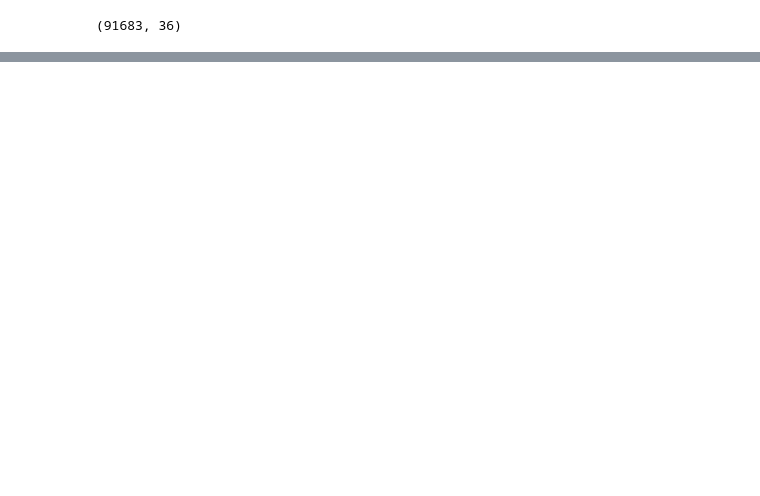
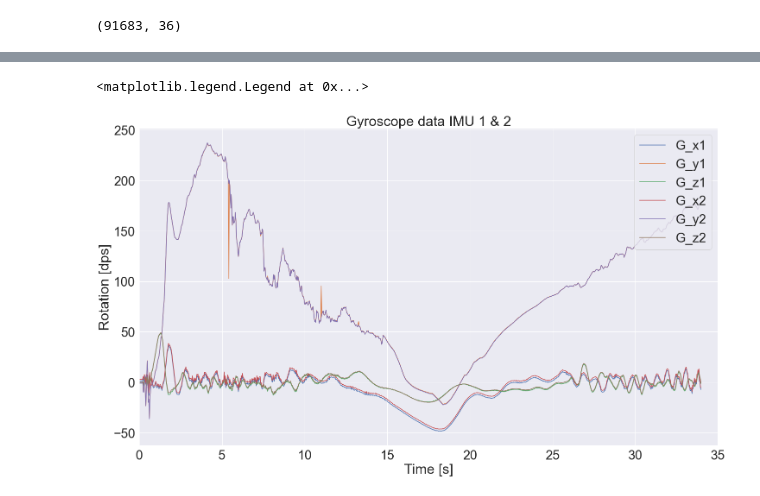
Before and after one commit to aris-space/euler-avionics, a Jupyter notebook: maiden_launch_analysis/maiden_launch_analysis_recovery.ipynb, the cells around one changed output, grey strips where cells are left out. Cells and saved outputs as stored; diff of their text form; code cells hidden in the pictures; blank space fills up the shorter version.

```diff
--- a/maiden_launch_analysis/maiden_launch_analysis_recovery.ipynb
+++ b/maiden_launch_analysis/maiden_launch_analysis_recovery.ipynb
@@ -53,3 +53,18 @@ plt.legend(loc='upper right')
+# %%
+plt = sns.lineplot(data = combined, x = 'Time [s]', y = 'Gx_IMU1', label='G_x1')
+plt = sns.lineplot(data = combined, x = 'Time [s]', y = 'Gy_IMU1', label='G_y1')
+plt = sns.lineplot(data = combined, x = 'Time [s]', y = 'Gz_IMU1', label='G_z1')
+plt = sns.lineplot(data = combined, x = 'Time [s]', y = 'Gx_IMU2', label='G_x2')
+plt = sns.lineplot(data = combined, x = 'Time [s]', y = 'Gy_IMU2', label='G_y2')
+plt = sns.lineplot(data = combined, x = 'Time [s]', y = 'Gz_IMU2', label='G_z2')
+plt.set_title(f'Gyroscope data IMU 1 & 2')
+plt.set_ylabel('Rotation [dps]')
+plt.set_xlabel('Time [s]')
+plt.set_xlim(0, duration)
+plt.legend(loc='upper right')
+# %% [output]
+<matplotlib.legend.Legend at 0x...>
+[figure, added]
 # %%
 #plt = sns.scatterplot(data = combined.reset_index(), x = 'Time [s]', y = 'Pressure [kPa]', color = 'black', edgecolor='gray')
 plt = sns.lineplot(data = combined.reset_index(), x = 'Time [s]', y = 'Pressure 1 [kPa]')
```
Also changed, not shown: parts of 9 cells of this notebook, 1 other file.
